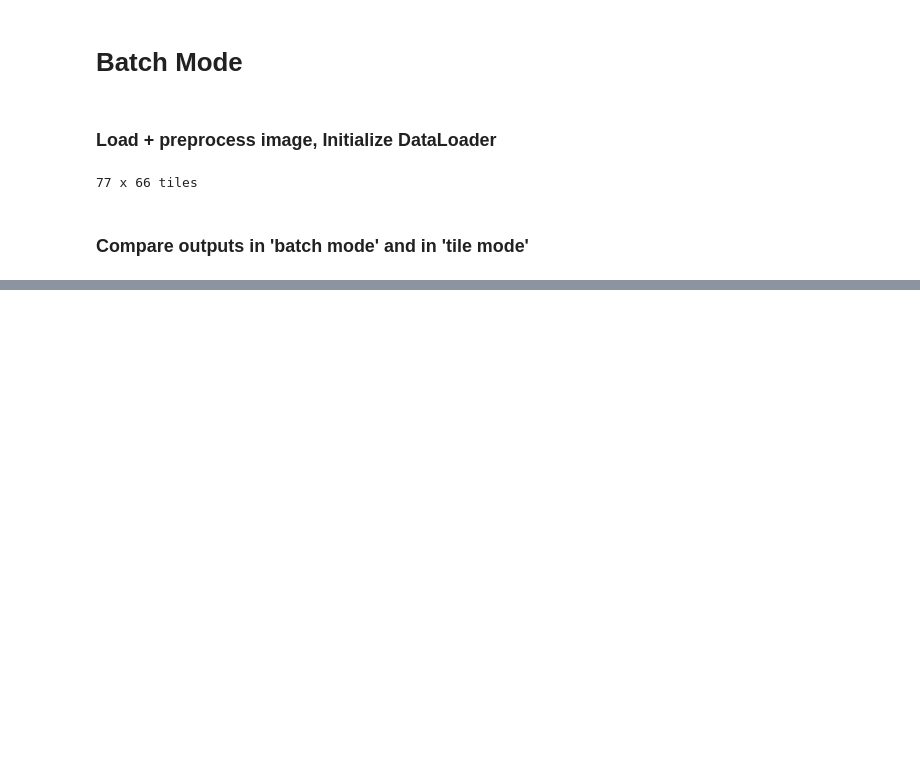
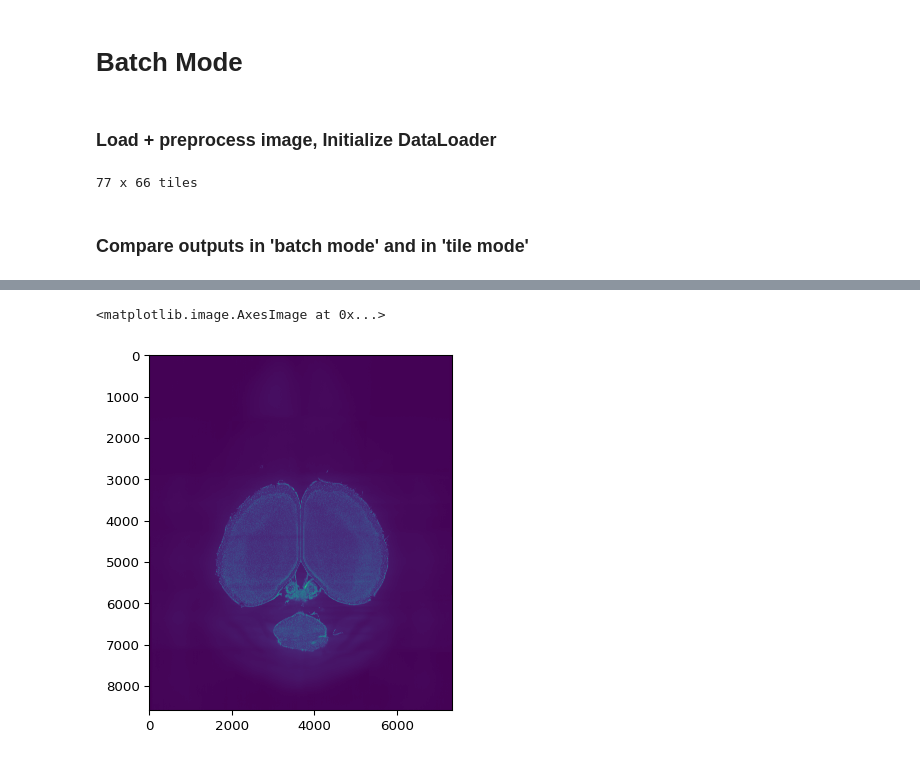
Before and after one commit to twardlab/yolo_model, a Jupyter notebook: docs/notebooks/yolo_pipeline.ipynb, the cells around one changed output, grey strips where cells are left out. Cells and saved outputs as stored; diff of their text form; code cells hidden in the pictures; blank space fills up the shorter version.

```diff
--- a/docs/notebooks/yolo_pipeline.ipynb
+++ b/docs/notebooks/yolo_pipeline.ipynb
@@ -495,0 +570,6 @@ Finished entire image in 62.42s
+# %%
+fig,ax = plt.subplots()
+ax.imshow(img_plot)
+# %% [output]
+<matplotlib.image.AxesImage at 0x...>
+[figure, added]
```
Also changed, not shown: parts of 8 cells of this notebook, 2 other files.
